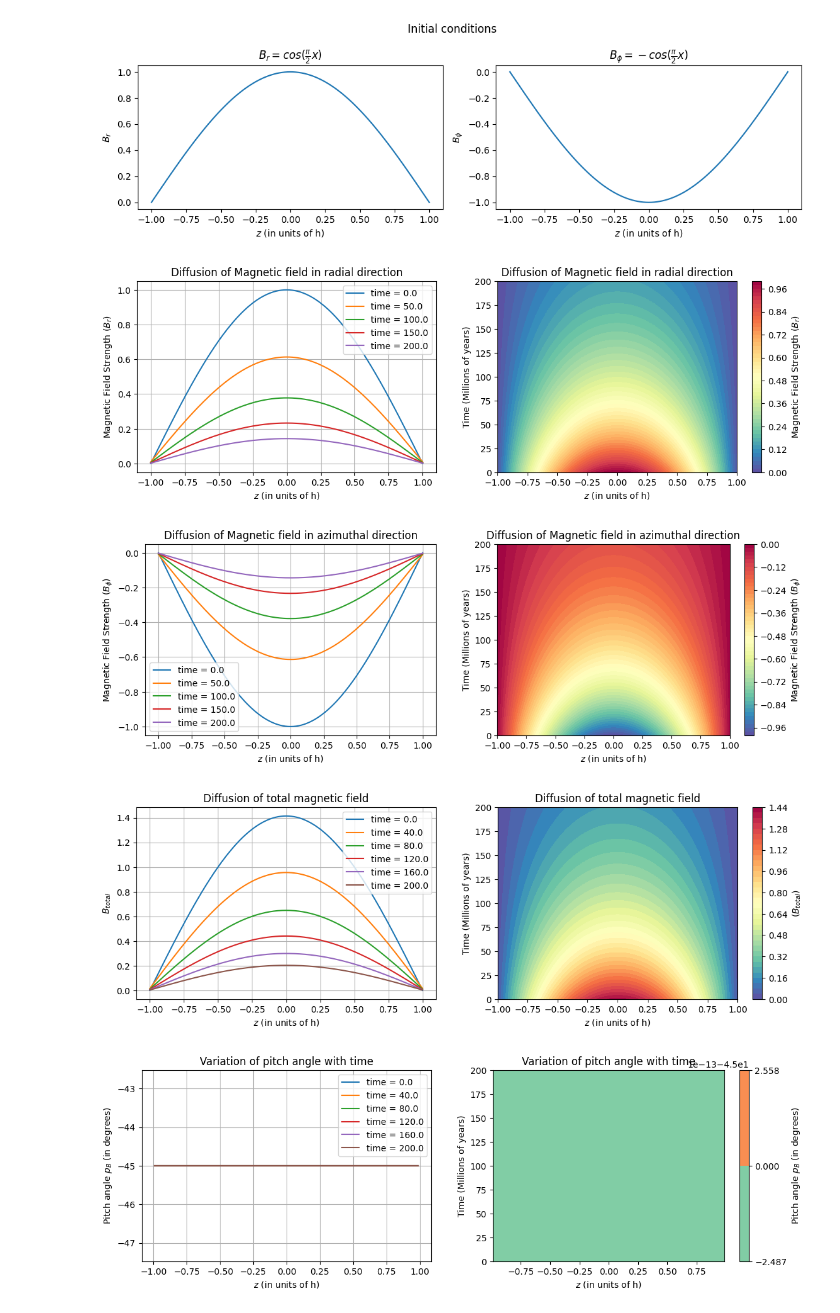
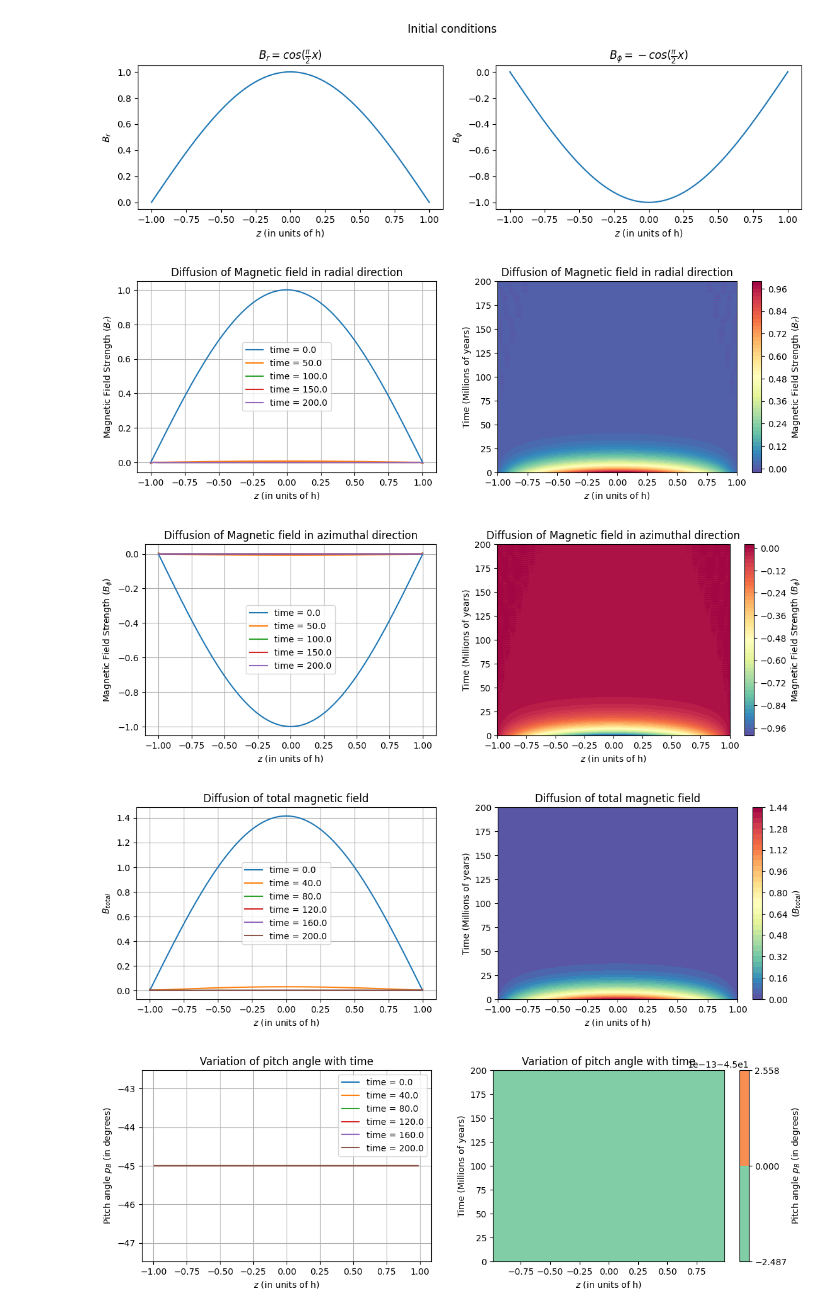
Before and after one commit to ratuldas6/P464_Galactic_Dynamo_Project, a Jupyter notebook: Task 1 (Crank-Nicolson).ipynb, the cells around one changed output. Cells and saved outputs as stored; diff of their text form; code cells hidden in the pictures.

Commit message:
changed a lot of constants and added cdnf

```diff
--- a/Task 1 (Crank-Nicolson).ipynb
+++ b/Task 1 (Crank-Nicolson).ipynb
@@ -2,6 +3,14 @@
 import numpy as np
 from matplotlib import pyplot as plt
 import mylibrary as ml
+# %%
+# Constants and parameters
+eta_T = 4e-2    # magnetic diffusivity
+t_max = 200     # total simulation time
+z_min = -1.0     # minimum thickness of the disc
+z_max = 1.0     # thickness of the disc
+dt = t_max/200       # time step
+dz = 0.01       # spatial step in z direction
 # %% [markdown]
 # Initial Conditions - I
 # %%
@@ -36,14 +45,6 @@ plt.show()
 # %% [output]
 [figure]
 # %%
-# Constants and parameters
-eta_T = 4e-3    # magnetic diffusivity
-t_max = 200     # total simulation time
-z_min = -1.0     # minimum thickness of the disc
-z_max = 1.0     # thickness of the disc
-dt = t_max/200       # time step
-dz = 0.01       # spatial step in z direction
-
 # Solve for B_r
 soln_r, spatial_grid, time_grid = ml.CN_diffusion(z_min, z_max, t_max, dz, dt, eta_T, init_cond_Br, source_term, ml.diff_mat_dirichlet)
 # Solve for B_phi
@@ -74,7 +75,7 @@ plt.tight_layout(pad=3)
 
 plt.show()
 # %% [output]
-[figure, old version]
+[figure, new version]
 # %%
 plt.figure(figsize=(12, 8))
 
@@ -100,36 +101,36 @@ plt.tight_layout(pad=3)
 
 plt.show()
 # %% [output]
-[figure, old version]
+[figure, new version]
 # %%
-B_total, pitch = ml.get_B_and_pitch(soln_r, soln_phi)
+B_total, pitch = ml.BP_calc(soln_r, soln_phi)
 
 # Plot the total magnetic field and the pitch angle
 
 # Create 2D plots
 plt.figure(figsize=(12, 8))
 plt.subplot(2, 2, 1)
 for i in (range(0, len(time_grid), int(len(time_grid)/5))):
     plt.plot(spatial_grid, B_total[:, i], label=f'time = {time_grid[i]:.1f}')
 plt.xlabel(r'$z$ (in units of h)')
 plt.ylabel(r'$B_{total}$')
 plt.title('Diffusion of total magnetic field')
 plt.grid()
 plt.legend()
 
 # Create imshow plot
 plt.subplot(2, 2, 2)
 plt.contourf(*np.meshgrid(spatial_grid, time_grid), B_total.T, 40, cmap='Spectral_r')
 plt.colorbar(label=r'($B_{total}$)')
 plt.title(r'Diffusion of total magnetic field')
 plt.xlabel(r'$z$ (in units of h)')
 plt.ylabel('Time (Millions of years)')
 
 plt.tight_layout(pad=3)
 
 plt.show()
 # %% [output]
-[figure, old version]
+[figure, new version]
 # %%
 plt.figure(figsize=(12, 8))
 
```
Also changed, not shown: parts of 11 cells of this notebook, 1 other file.
